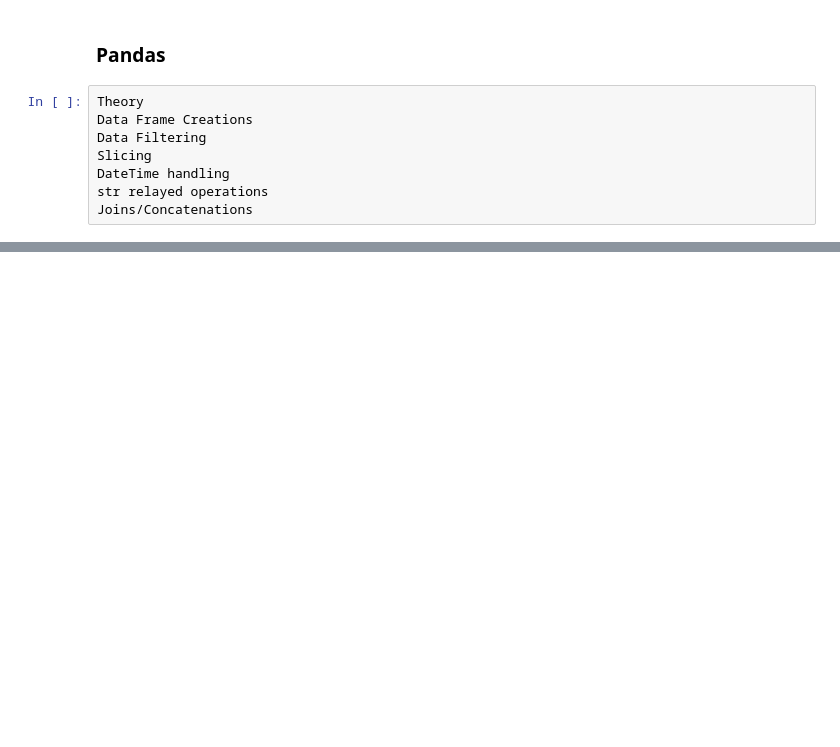
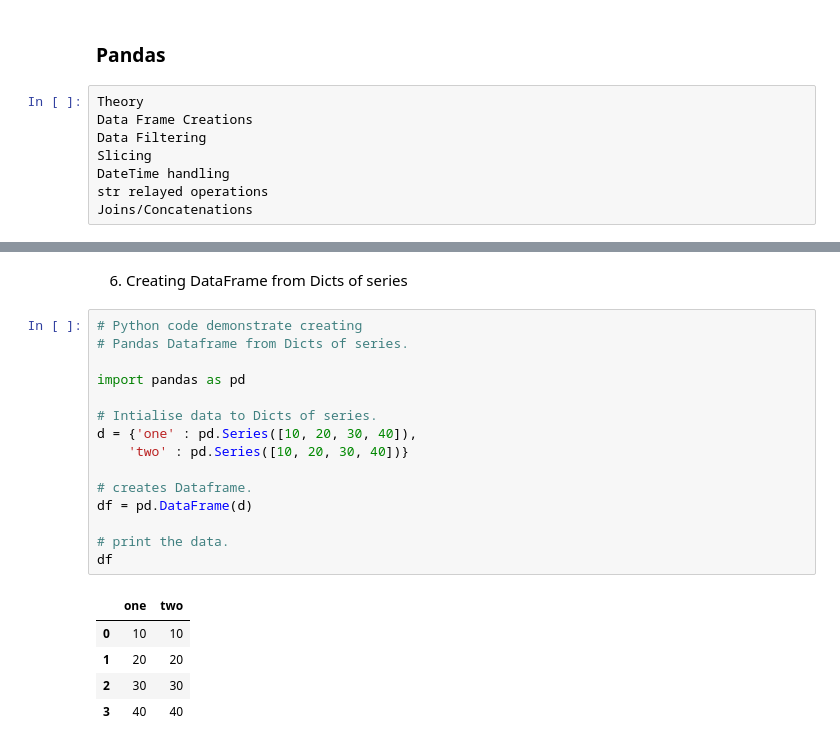
Before and after one commit to GajananThenge/Exercises, a Jupyter notebook: Numpy Pandas.ipynb, the cells around one changed output, grey strips where cells are left out. Drawn from its saved outputs; the diff is of its cells as text; blank space fills up the shorter version.

```diff
--- a/Numpy Pandas.ipynb
+++ b/Numpy Pandas.ipynb
@@ -246,0 +424,23 @@ Joins/Concatenations
+# %% [markdown]
+6. Creating DataFrame from Dicts of series
+# %%
+# Python code demonstrate creating
+# Pandas Dataframe from Dicts of series.
+
+import pandas as pd
+
+# Intialise data to Dicts of series.
+d = {'one' : pd.Series([10, 20, 30, 40]),
+	'two' : pd.Series([10, 20, 30, 40])}
+
+# creates Dataframe.
+df = pd.DataFrame(d)
+
+# print the data.
+df
+# %% [output]
+|  | one | two |
+| 0 | 10 | 10 |
+| 1 | 20 | 20 |
+| 2 | 30 | 30 |
+| 3 | 40 | 40 |
```
Also changed, not shown: parts of 49 cells of this notebook.
